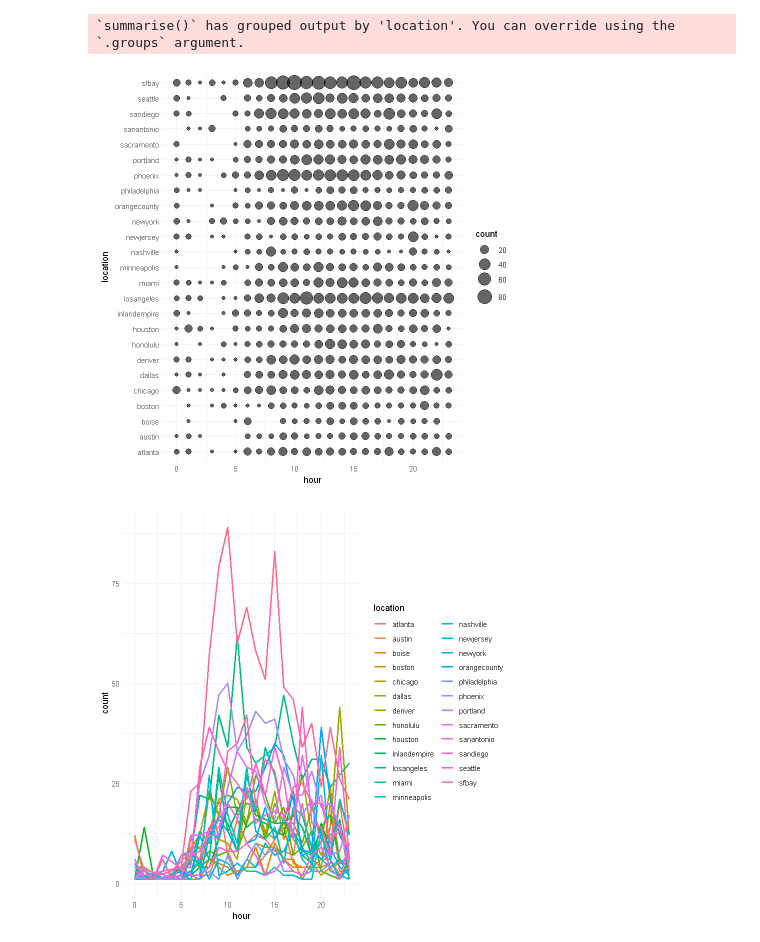
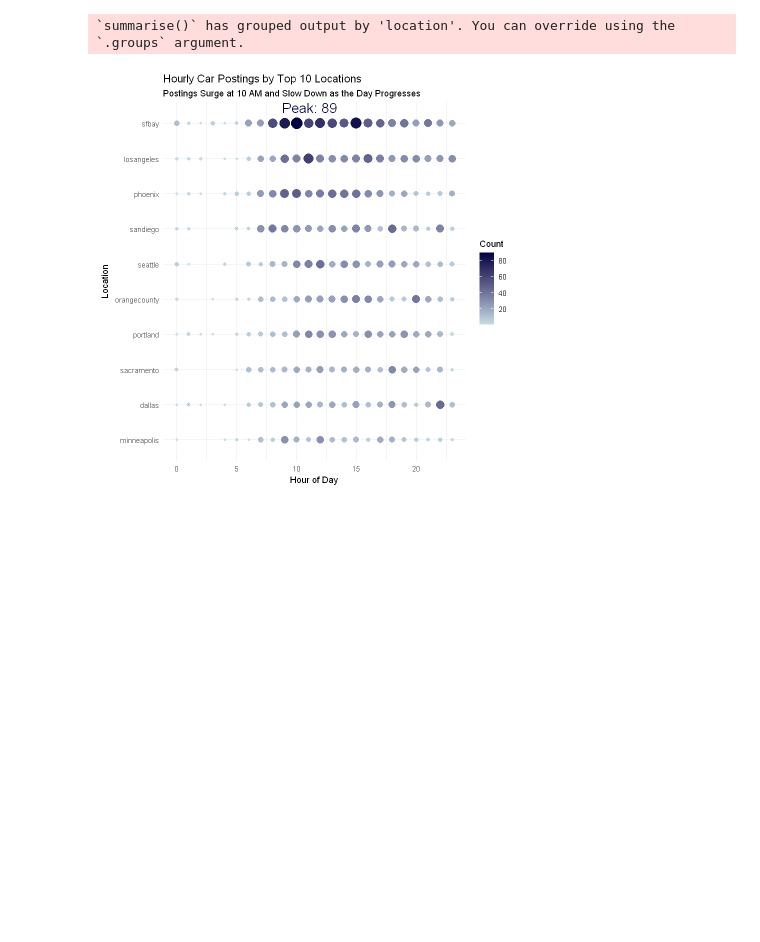
Before and after one commit to Aportra/data_viz_assignment, a Jupyter notebook: data_viz.ipynb, the cells around one changed output. Cells and saved outputs as stored; diff of their text form; code cells hidden in the pictures; blank space fills up the shorter version.

```diff
--- a/data_viz.ipynb
+++ b/data_viz.ipynb
@@ -110,38 +93,55 @@ ggplot(data = location_data_50, aes(x = avg, y = reorder(location, avg), fill =
 # %%
 fourth_viz_data = cleaned_data
 
 fourth_viz_data$time_posted = as.POSIXct(cleaned_data$time_posted, format = "%Y-%m-%d %H:%M:%S", tz = "UTC")
 
 location_data_25 <- location_data %>%
     group_by(location) %>%
     summarise(avg = mean(count)) %>%
     arrange(desc(avg)) %>%
-    head(25)
+    head(10)
 
 
 fourth_viz_data = fourth_viz_data %>%
     mutate(hour = hour(time_posted)) %>%
     filter(location %in% location_data_25$location)
 
 fourth_viz_data = fourth_viz_data %>%
     group_by(location, hour) %>%
     summarise(count = n()) %>%
+    arrange(desc(count)) %>%
     ungroup()
 
 
-ggplot(data = fourth_viz_data, aes(y = location, x = hour, size = count)) +
-    geom_point(alpha = 0.6) +
-    scale_size_continuous(range = c(2, 8)) +
+ggplot(data = fourth_viz_data, aes(y = reorder(location,count), x = hour, size = count, color = count)) +
+    geom_point(alpha = 1, show.legend = FALSE) +
+    scale_size_continuous(range = c(1, 6)) +
+    scale_color_gradient(
+        low = "#c7dee6",
+        high = "#010141") +
+    labs(
+        title = "Hourly Car Postings by Top 10 Locations",
+        subtitle = "Postings Surge at 10 AM and Slow Down as the Day Progresses",
+        x = "Hour of Day", y = "Location", size = NULL, color = "Count") +
+    theme(
+        axis.title.x = element_text(size = 14),
+        axis.text.y = element_text(size = 12),
+        axis.title.y = element_text(size = 14),
+        legend.position = "none") +
+    geom_text(
+        data = subset(fourth_viz_data, count == max(count)),
+        aes(label = paste("Peak:", count)),
+        vjust = -1, hjust = .25) +
+    guides(size = 'none')+
     theme_minimal()
 
 
 
 
-ggplot(data = fourth_viz_data, aes(y = count, x = hour, group = location, color = location)) +
-    geom_line(linewidth = 1)+
-    theme_minimal()
+# ggplot(data = fourth_viz_data, aes(y = count, x = hour, group = location, color = location)) +
+#     geom_line(linewidth = 1)+
+#     theme_minimal()
 # %% [output]
 `summarise()` has grouped output by 'location'. You can override using the
 `.groups` argument.
-[figure, old version]
+[figure, new version]
-[figure, removed]
```
Also changed, not shown: parts of 4 cells of this notebook.
